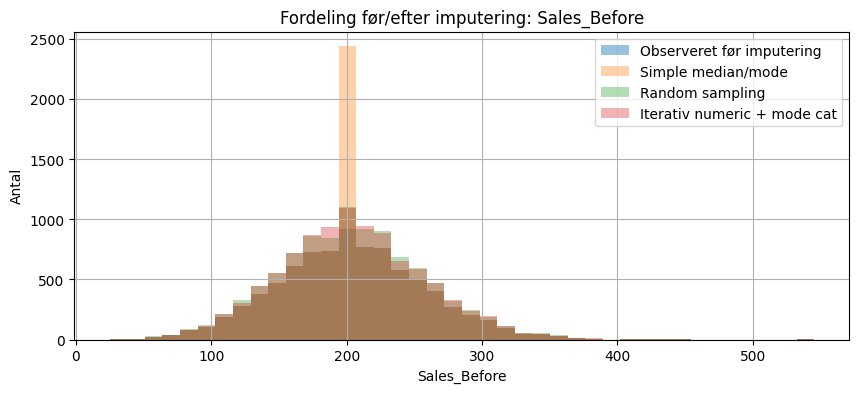
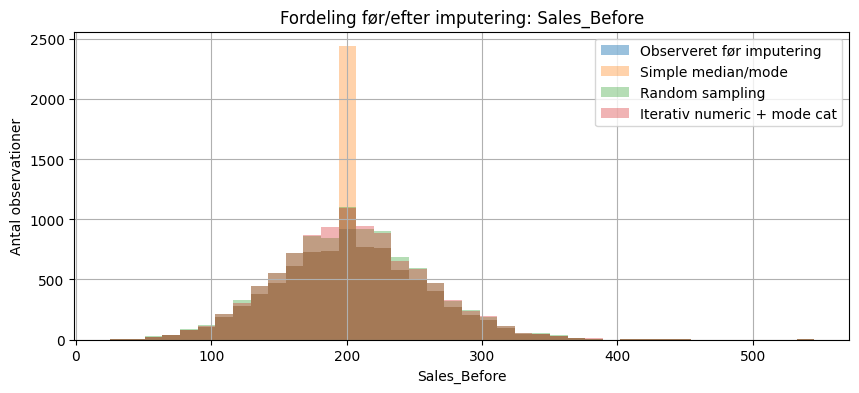
The change to this notebook cell's code, shown as a diff; its figure went from the first image to the second:
--- before
+++ after
@@ -6,6 +6,6 @@
     ax.hist(sales_iterative[col], bins=40, alpha=0.35, label="Iterativ numeric + mode cat")
     ax.set_title(f"Fordeling før/efter imputering: {col}")
-    ax.set_xlabel(col)
-    ax.set_ylabel("Antal")
+    ax.set_xlabel(f"{col}")
+    ax.set_ylabel("Antal observationer")
     ax.legend()
     plt.show()

Commit: Ændret x og y aksen plus fik sat matematik op så det ser fint ud